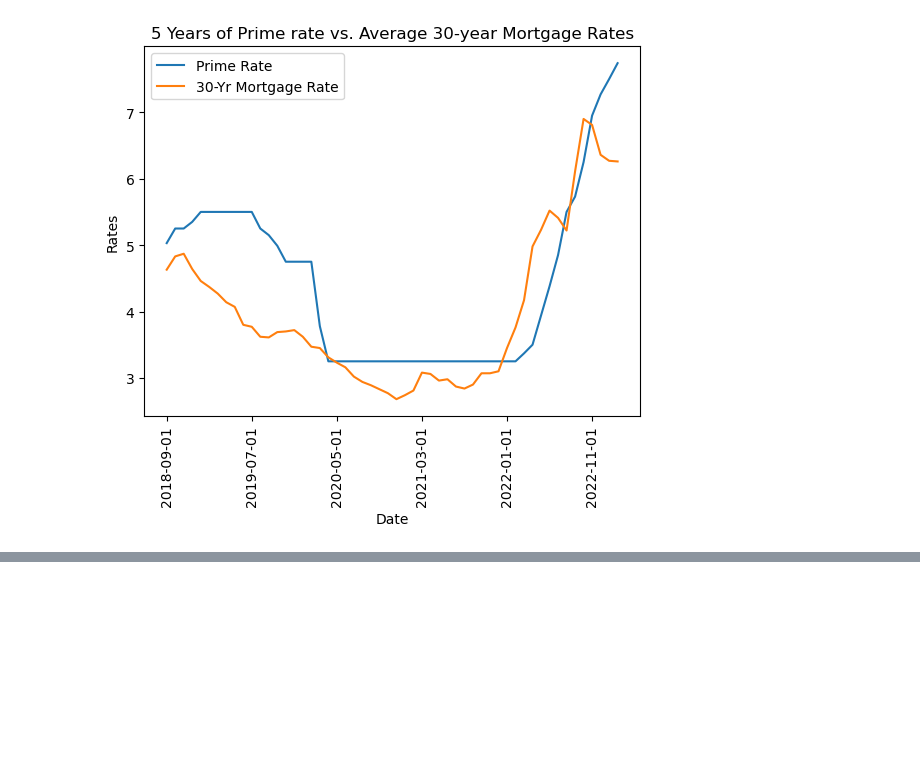
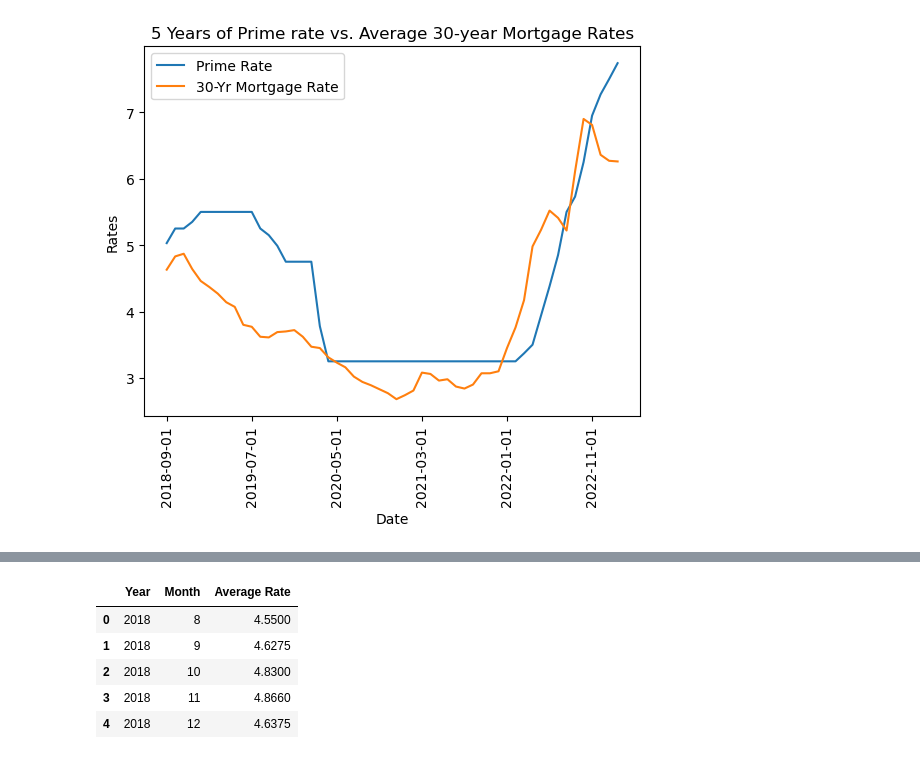
Before and after one commit to ceramicbull/Project-1-Repo, a Jupyter notebook: Group Project One Notebook.ipynb, the cells around one changed output, grey strips where cells are left out. Cells and saved outputs as stored; diff of their text form; code cells hidden in the pictures; blank space fills up the shorter version.

```diff
--- a/Group Project One Notebook.ipynb
+++ b/Group Project One Notebook.ipynb
@@ -419,0 +438,12 @@ _5year_line.get_figure().savefig('5line.png', bbox_inches="tight", dpi=300)
+# %%
+# Import average mortgage rate data from group data folder
+lr_mortgage_rate_to_load = 'data/cp_average_mortgage_rate.csv'
+average_mortgage_rate = pd.read_csv(lr_mortgage_rate_to_load)
+average_mortgage_rate.head()
+# %% [output]
+|  | Year | Month | Average Rate |
+| 0 | 2018 | 8 | 4.5500 |
+| 1 | 2018 | 9 | 4.6275 |
+| 2 | 2018 | 10 | 4.8300 |
+| 3 | 2018 | 11 | 4.8660 |
+| 4 | 2018 | 12 | 4.6375 |
```
Also changed, not shown: parts of 7 cells of this notebook, 1 other file.
